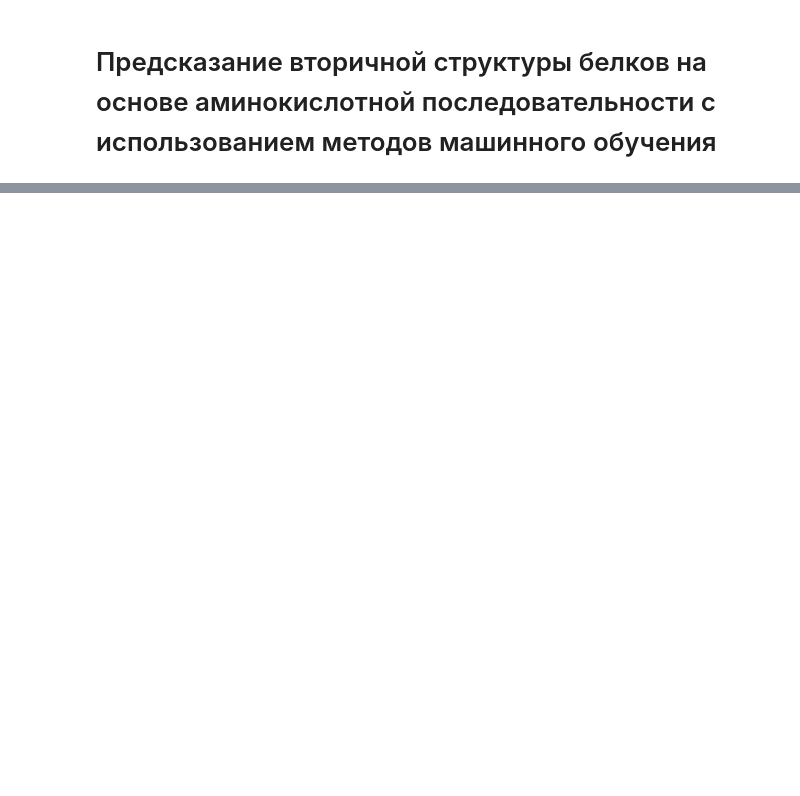
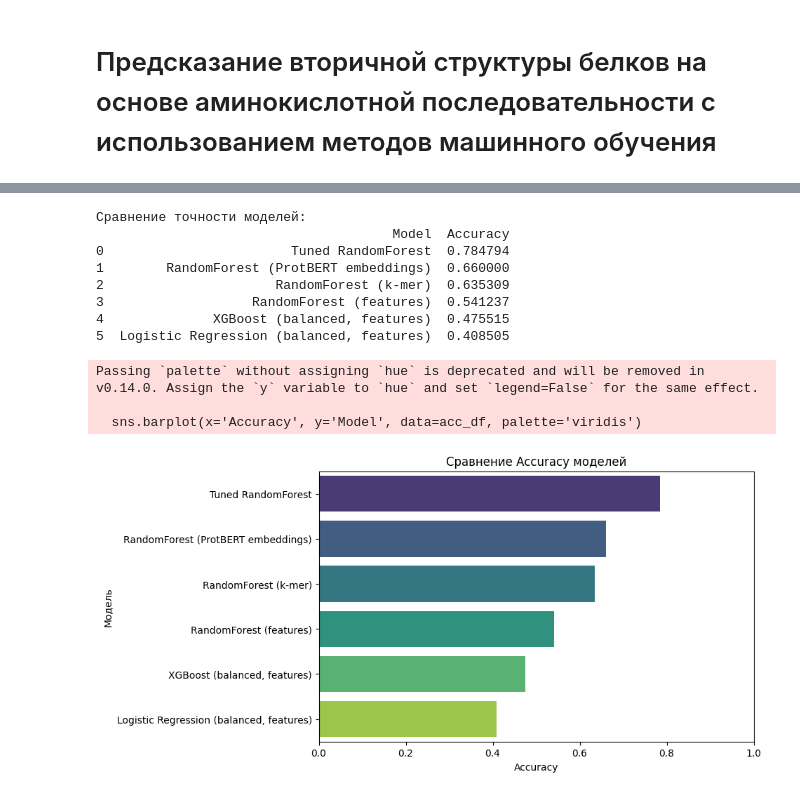
Before and after one commit to mazzeratziii/Predicting-the-secondary-structure-of-proteins, a Jupyter notebook: Biotech_.ipynb, the cells around one changed output, grey strips where cells are left out. Cells and saved outputs as stored; diff of their text form; code cells hidden in the pictures; blank space fills up the shorter version.

```diff
--- a/Biotech_.ipynb
+++ b/Biotech_.ipynb
@@ -319,0 +362,14 @@ plt.show()
+# %%
+
+# Масштабирование признаков для логистической регрессии
+scaler = StandardScaler()
+X_train_scaled = scaler.fit_transform(X_train_tuned)
+X_test_scaled = scaler.transform(X_test_tuned)
+
+# Логистическая регрессия с балансировкой классов (multi_class больше не нужен)
+lr_model = LogisticRegression(solver='lbfgs', class_weight='balanced',
+                              random_state=42, max_iter=2000)
+lr_model.fit(X_train_scaled, y_train_tuned)
+pred_lr = lr_model.predict(X_test_scaled)
+acc_lr = accuracy_score(y_test_tuned, pred_lr)
+print("\nLogistic Regression (balanced) Accuracy:", acc_lr)
@@ -320,45 +427,49 @@ plt.show()
 # %%
-# Сводная таблица Accuracy всех моделей
-from sklearn.metrics import accuracy_score
-
-# 1. Feature-based RandomForest
 acc_feature_rf = accuracy_score(y_test_feat, pred_feat)
-
-# 2. k-mer RandomForest
 acc_kmer_rf = accuracy_score(y_test_kmer, pred_kmer)
-
-# 3. ProtBERT embeddings RandomForest
 acc_embed_rf = accuracy_score(y_test_embed, pred_embed)
-
-# 4. Tuned RandomForest
 acc_tuned_rf = accuracy_score(y_test_tuned, pred_tuned)
 
-# Создаем DataFrame для наглядности
 acc_df = pd.DataFrame({
     'Model': [
         'RandomForest (features)',
         'RandomForest (k-mer)',
         'RandomForest (ProtBERT embeddings)',
         'Tuned RandomForest',
-        'Logistic Regression',
-        'XGBoost'
+        'Logistic Regression (balanced, features)',
+        'XGBoost (balanced, features)'
     ],
     'Accuracy': [
         acc_feature_rf,
         acc_kmer_rf,
         acc_embed_rf,
         acc_tuned_rf,
-        acc_log,
+        acc_lr,
         acc_xgb
     ]
 })
 
 acc_df = acc_df.sort_values(by='Accuracy', ascending=False).reset_index(drop=True)
-
+print("\nСравнение точности моделей:")
 print(acc_df)
 
-plt.figure(figsize=(9,6))
-sns.barplot(x='Accuracy', y='Model', data=acc_df)
+plt.figure(figsize=(8,5))
+sns.barplot(x='Accuracy', y='Model', data=acc_df, palette='viridis')
 plt.xlim(0,1)
 plt.title('Сравнение Accuracy моделей')
+plt.xlabel('Accuracy')
+plt.ylabel('Модель')
 plt.show()
+# %% [output]
+Сравнение точности моделей:
+                                      Model  Accuracy
+0                        Tuned RandomForest  0.784794
+1        RandomForest (ProtBERT embeddings)  0.660000
+2                      RandomForest (k-mer)  0.635309
+3                   RandomForest (features)  0.541237
+4              XGBoost (balanced, features)  0.475515
+5  Logistic Regression (balanced, features)  0.408505
+Passing `palette` without assigning `hue` is deprecated and will be removed in v0.14.0. Assign the `y` variable to `hue` and set `legend=False` for the same effect.
+
+  sns.barplot(x='Accuracy', y='Model', data=acc_df, palette='viridis')
+[figure, added]
```
Also changed, not shown: parts of 18 cells of this notebook.
